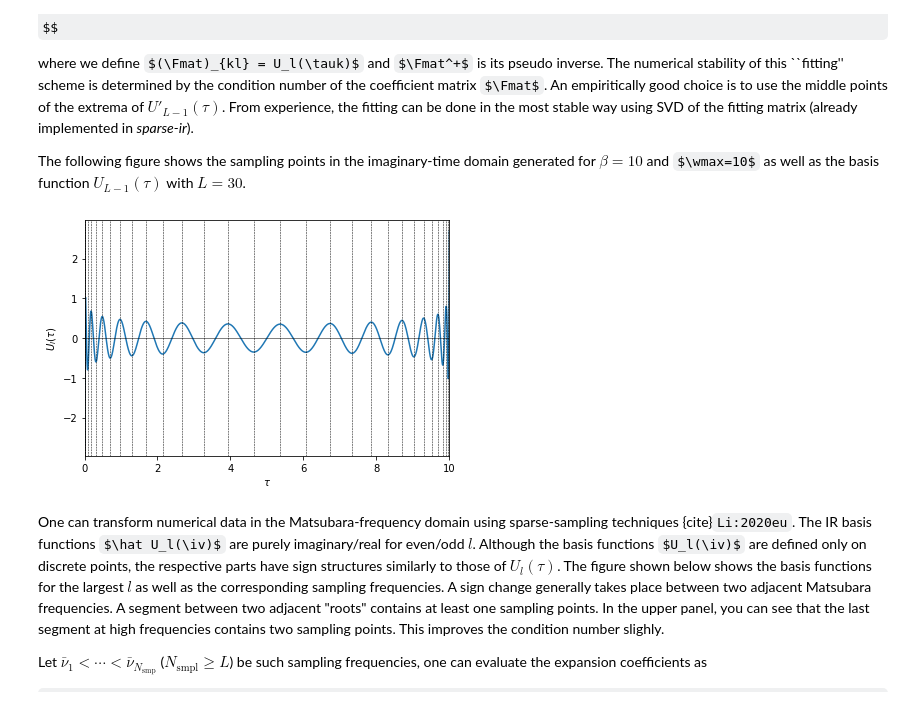
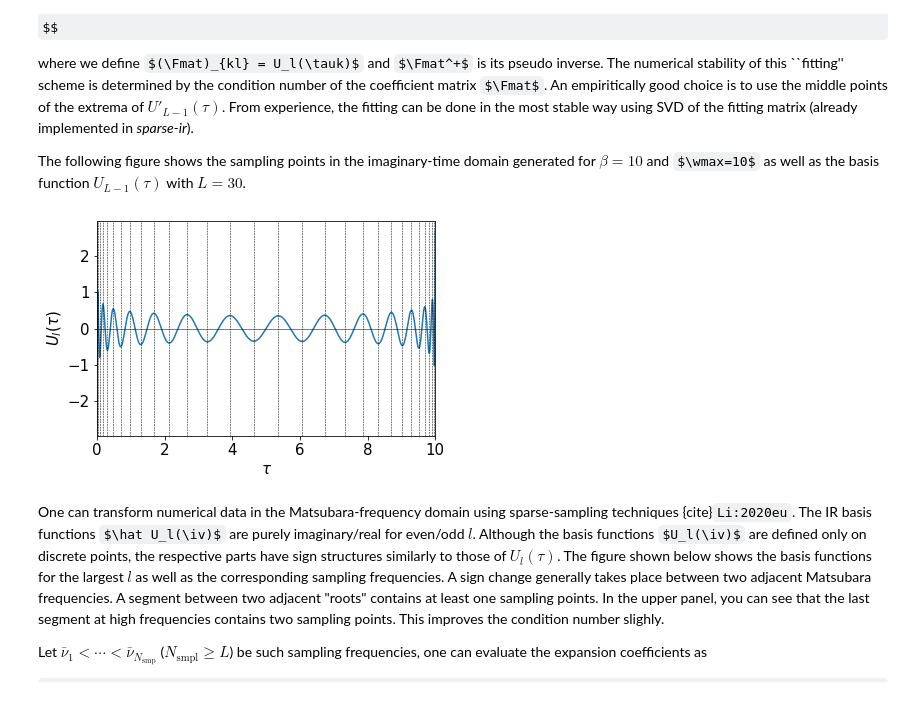
Before and after one commit to SpM-lab/sparse-ir-tutorial, a Jupyter notebook: _sources/src/sparse_sampling_py.ipynb, the cells around one changed output. Saved outputs shown, nothing was run; the diff lists cells and outputs as text; code cells hidden in the pictures; some formulas as TeX source.

```diff
--- a/_sources/src/sparse_sampling_py.ipynb
+++ b/_sources/src/sparse_sampling_py.ipynb
@@ -39,26 +39,27 @@ The following figure shows the sampling points in the imaginary-time domain gene
 # %%
 import sparse_ir
 import numpy as np
 %matplotlib inline
 import matplotlib.pyplot as plt
+plt.rcParams['font.size'] = 15
 
 beta = 10
 wmax = 10
 basis = sparse_ir.FiniteTempBasis("F", beta, wmax, eps=1e-10)
 
 smpl = sparse_ir.TauSampling(basis)
 
 taus = np.linspace(0, beta, 1000)
 plt.plot(taus, basis.u[-1](taus))
 plt.plot(taus, np.zeros_like(taus), ls='-', color='k', marker='', lw=0.5)
 for x in smpl.sampling_points:
     plt.axvline(x=x, ls='--', lw=0.5, color='k')
 plt.xlabel(r'$\tau$')
 plt.ylabel(r'$U_l(\tau)$')
 plt.xlim([0, beta])
 plt.tight_layout()
 # %% [output]
-[figure, old version]
+[figure, new version]
 # %% [markdown]
 One can transform numerical data in the Matsubara-frequency domain using sparse-sampling techniques {cite}`Li:2020eu`.
 The IR basis functions $\hat U_l(\iv)$ are purely imaginary/real for even/odd $l$.
```
Also changed, not shown: parts of 4 cells of this notebook, 30 other files.
